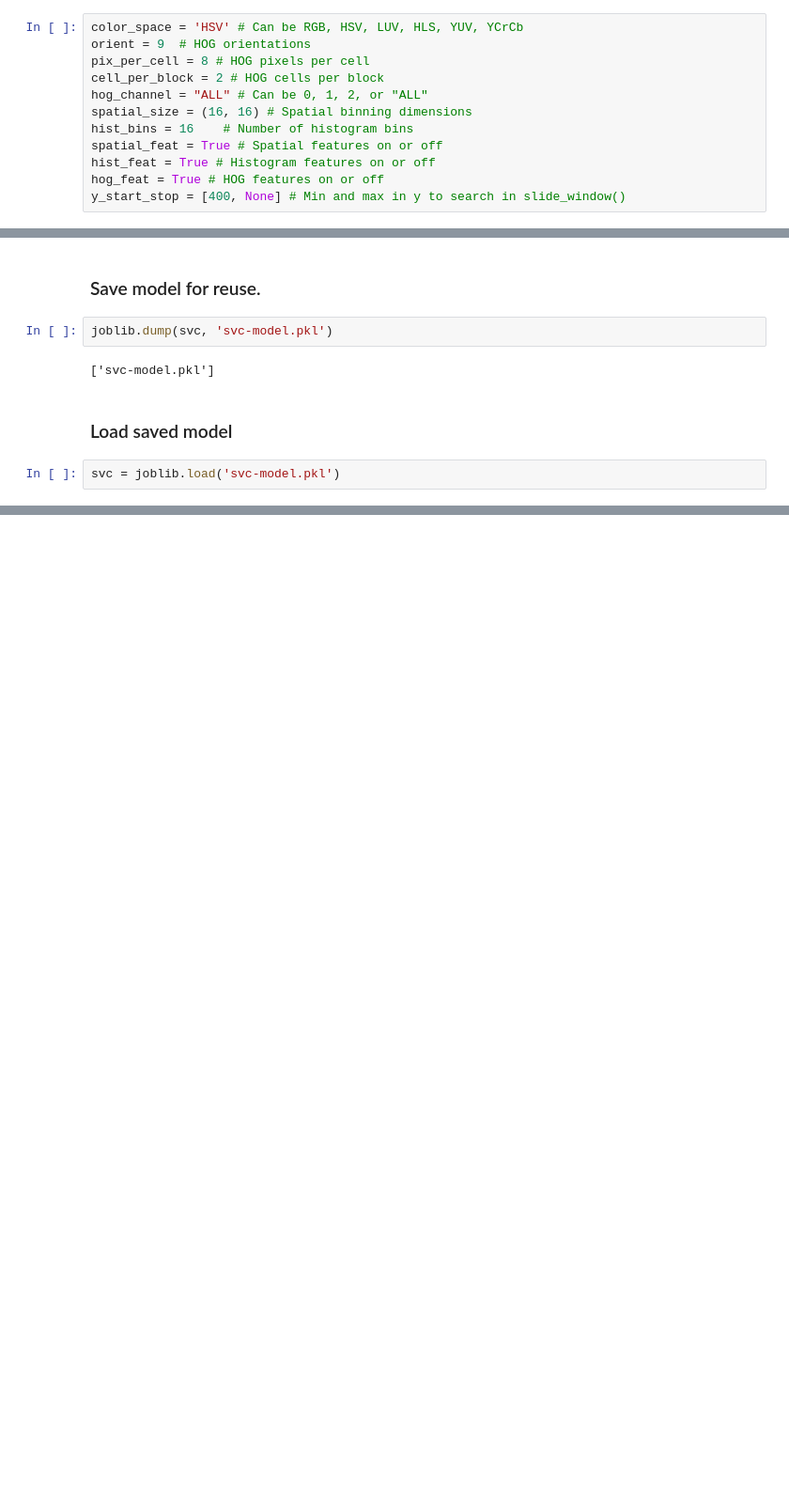
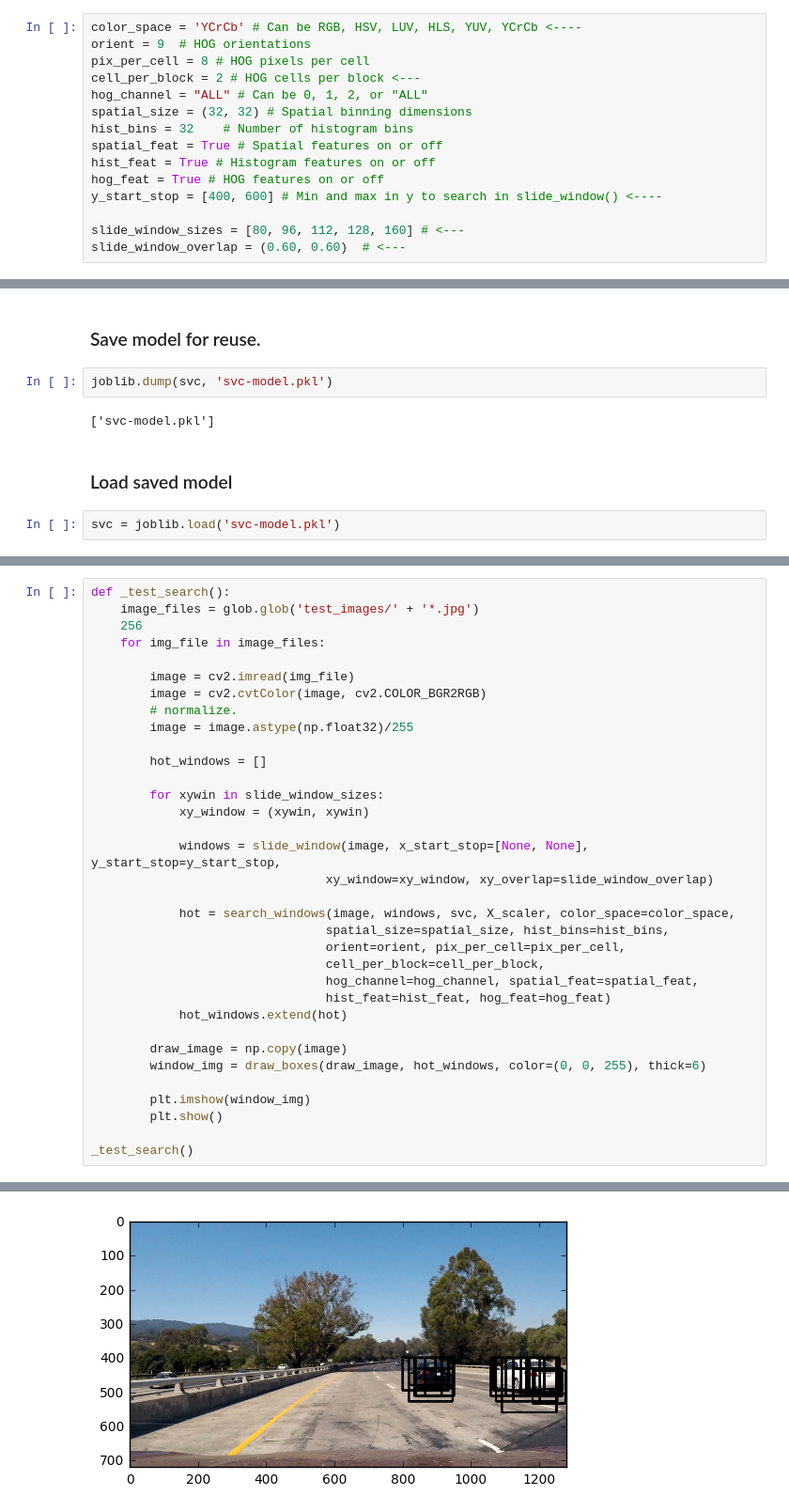
Before and after one commit to hfoffani/CarND-Vehicle-Detection, a Jupyter notebook: vehicle-detection.ipynb, the cells around one changed output, grey strips where cells are left out. Shown at 94% size. Drawn from its saved outputs; the diff is of its cells as text; blank space fills up the shorter version.

```diff
--- a/vehicle-detection.ipynb
+++ b/vehicle-detection.ipynb
@@ -36,17 +37,20 @@ from tqdm import tqdm_notebook as tqdm
 # %% [markdown]
 #### Parameters
 # %%
-color_space = 'HSV' # Can be RGB, HSV, LUV, HLS, YUV, YCrCb
+color_space = 'YCrCb' # Can be RGB, HSV, LUV, HLS, YUV, YCrCb <----
 orient = 9  # HOG orientations
 pix_per_cell = 8 # HOG pixels per cell
-cell_per_block = 2 # HOG cells per block
+cell_per_block = 2 # HOG cells per block <---
 hog_channel = "ALL" # Can be 0, 1, 2, or "ALL"
-spatial_size = (16, 16) # Spatial binning dimensions
-hist_bins = 16    # Number of histogram bins
+spatial_size = (32, 32) # Spatial binning dimensions
+hist_bins = 32    # Number of histogram bins
 spatial_feat = True # Spatial features on or off
 hist_feat = True # Histogram features on or off
 hog_feat = True # HOG features on or off
-y_start_stop = [400, None] # Min and max in y to search in slide_window()
+y_start_stop = [400, 600] # Min and max in y to search in slide_window() <----
+
+slide_window_sizes = [80, 96, 112, 128, 160] # <---
+slide_window_overlap = (0.60, 0.60)  # <---
 # %% [markdown]
 #### Helper Functions
 # %%
@@ -242,0 +346,35 @@ svc = joblib.load('svc-model.pkl')
+# %%
+def _test_search():
+    image_files = glob.glob('test_images/' + '*.jpg')
+    256
+    for img_file in image_files:
+
+        image = cv2.imread(img_file)
+        image = cv2.cvtColor(image, cv2.COLOR_BGR2RGB)
+        # normalize.
+        image = image.astype(np.float32)/255
+
+        hot_windows = []
+
+        for xywin in slide_window_sizes:
+            xy_window = (xywin, xywin)
+
+            windows = slide_window(image, x_start_stop=[None, None], y_start_stop=y_start_stop,
+                                xy_window=xy_window, xy_overlap=slide_window_overlap)
+
+            hot = search_windows(image, windows, svc, X_scaler, color_space=color_space,
+                                spatial_size=spatial_size, hist_bins=hist_bins,
+                                orient=orient, pix_per_cell=pix_per_cell,
+                                cell_per_block=cell_per_block,
+                                hog_channel=hog_channel, spatial_feat=spatial_feat,
+                                hist_feat=hist_feat, hog_feat=hog_feat)
+            hot_windows.extend(hot)
+
+        draw_image = np.copy(image)
+        window_img = draw_boxes(draw_image, hot_windows, color=(0, 0, 255), thick=6)
+
+        plt.imshow(window_img)
+        plt.show()
+
+_test_search()
+# %% [output]
@@ -242,0 +386 @@ svc = joblib.load('svc-model.pkl')
+[figure, added]
```
Also changed, not shown: parts of 7 cells of this notebook, 1 other file.
